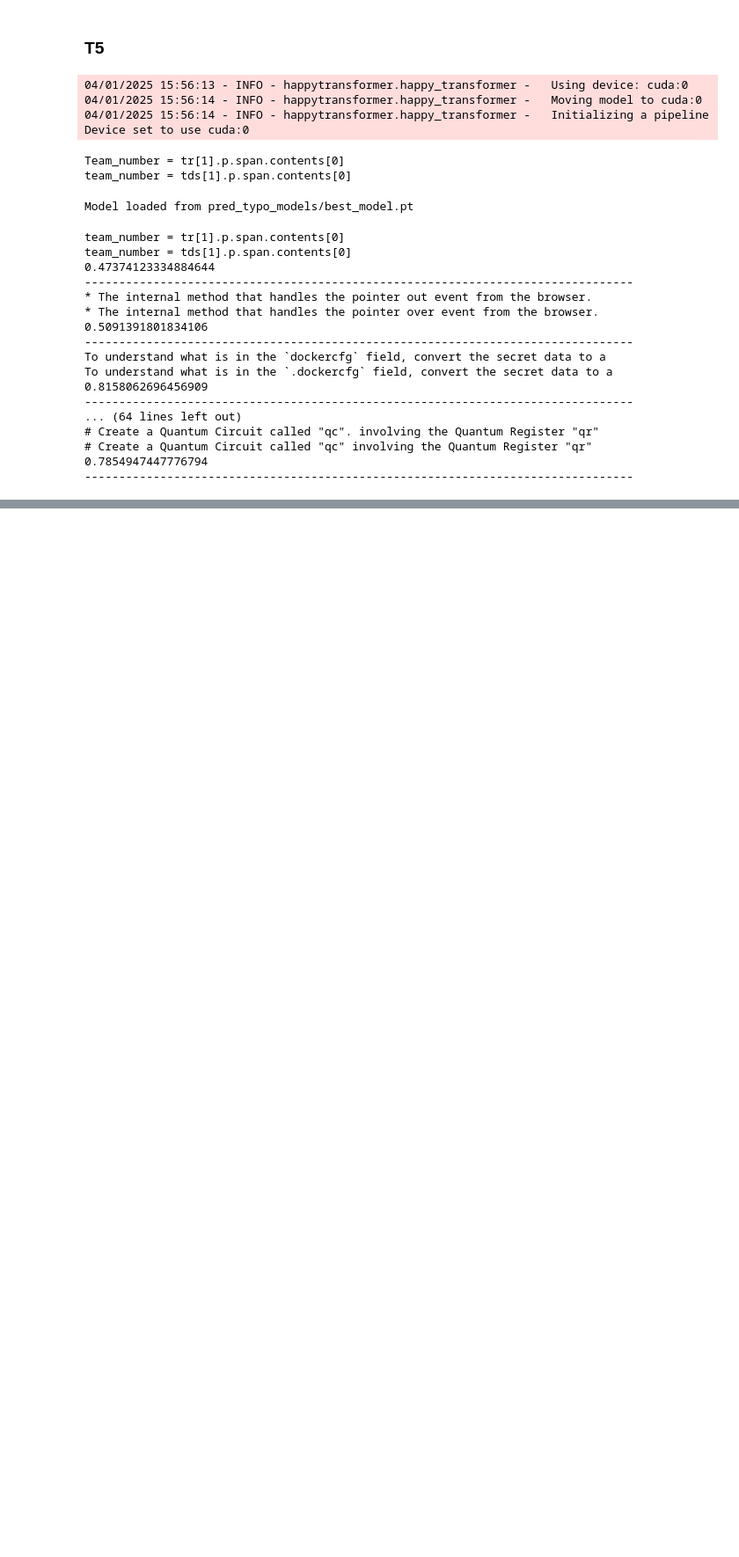
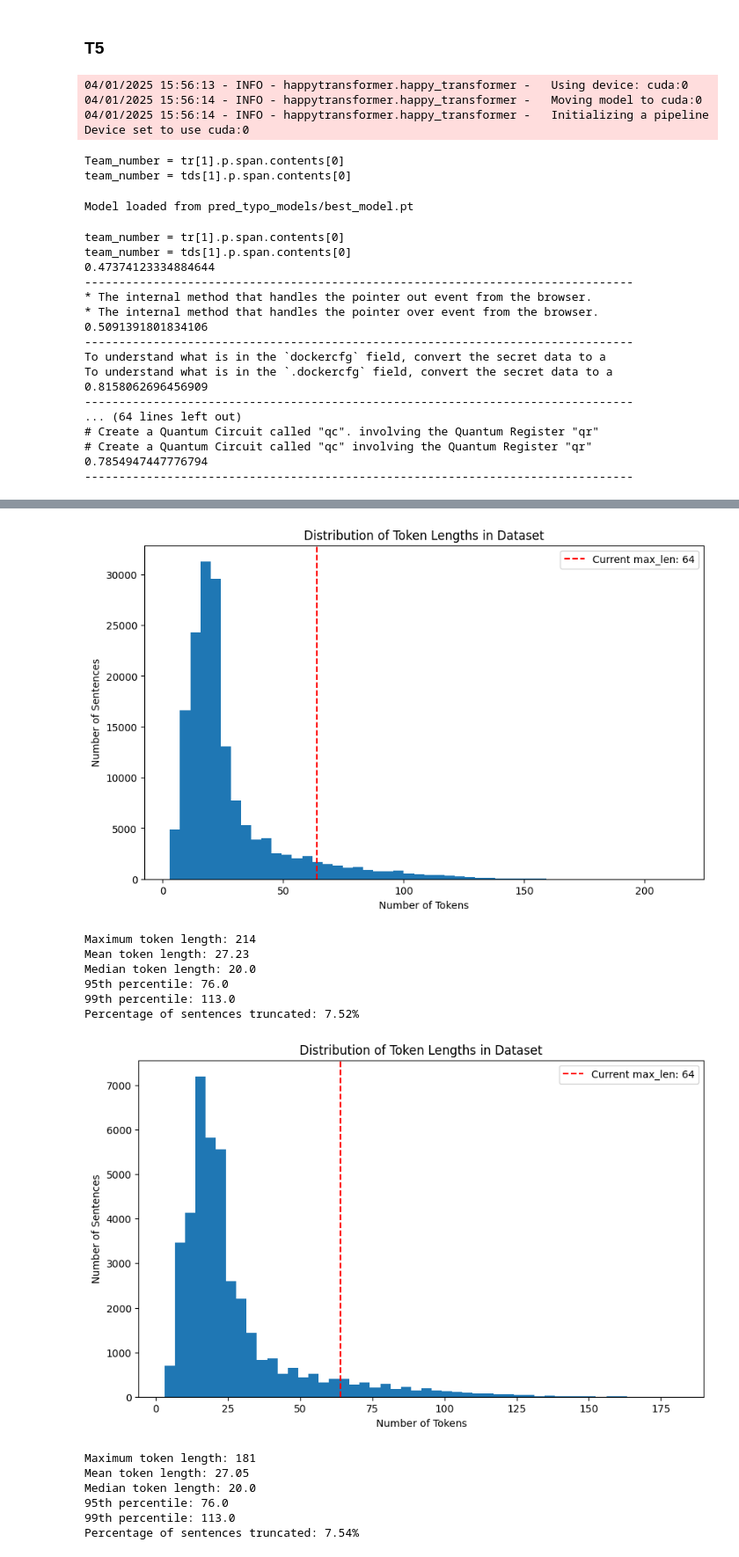
Before and after one commit to Brumda/typos-correction, a Jupyter notebook: sandbox.ipynb, the cells around one changed output, grey strips where cells are left out. Shown: that part at 88% size. Saved outputs shown, nothing was run; the diff lists cells and outputs as text; code cells hidden in the pictures; blank space fills up the shorter version.

```diff
--- a/sandbox.ipynb
+++ b/sandbox.ipynb
@@ -5,7 +5,7 @@
 from benchmark import ModelBenchmark
 from helpers import DATA_PATH, get_data_from_file
 # %%
-corrupt, clean = get_data_from_file('small')
+corrupt, clean = get_data_from_file('test')
 # %% [markdown]
 ### Baseline
 # %%
@@ -118,12 +150,15 @@ def get_subtokens(tokens, start_index):
 from transformers import BertTokenizerFast
 import numpy as np
 
-index = 4
+index = 378
 tokenizer = BertTokenizerFast.from_pretrained("bert-base-cased")
 tokenizer.do_basic_tokenize = True
 tokenizer.tokenize_chinese_chars = False
-test_string = corrupt[index]
-test_string_clean = clean[index]
-transformed_tokens = checker.correct_string(test_string)
-print(f"input: {test_string}", f"output: {transformed_tokens}", sep="\n")
+orig_string = corrupt[index]
+orig_string_clean = clean[index]
+# test_string = '### General Contributition Guidelines'
+# test_string_clean = '### General Contributition Guidelines'
+pred_string = checker.correct_string(orig_string, correct_spaces=False)
+# transformed_tokens = transformed_tokens[:14] + 's' + transformed_tokens[14:29] + 's' + transformed_tokens[29:]
+print(f"input: {orig_string}",f"clean: {orig_string_clean}", f"output: {pred_string}", sep="\n")
 # %% [output]
@@ -271,0 +402,46 @@ To understand what is in the `.dockercfg` field, convert the secret data to a
+# %%
+import matplotlib.pyplot as plt
+import numpy as np
+from transformers import AutoTokenizer
+tokenizer = AutoTokenizer.from_pretrained("nreimers/MiniLM-L6-H384-uncased")
+# Assuming 'tokenizer' and 'df' are already defined
+for name in ['train', 'dev', 'test']:
+    token_lengths = []
+    df, _  = get_data_from_file(name)
+    # Loop through your sentences and count tokens
+    for text in df:
+        tokens = tokenizer.encode(text)
+        token_lengths.append(len(tokens))
+
+    # Create histogram
+    plt.figure(figsize=(10, 6))
+    plt.hist(token_lengths, bins=50)
+    plt.axvline(x=64, color='r', linestyle='--', label=f'Current max_len: 64')
+    plt.xlabel('Number of Tokens')
+    plt.ylabel('Number of Sentences')
+    plt.title('Distribution of Token Lengths in Dataset')
+    plt.legend()
+    plt.show()
+
+    # Basic statistics
+    print(f"Maximum token length: {max(token_lengths)}")
+    print(f"Mean token length: {np.mean(token_lengths):.2f}")
+    print(f"Median token length: {np.median(token_lengths)}")
+    print(f"95th percentile: {np.percentile(token_lengths, 95)}")
+    print(f"99th percentile: {np.percentile(token_lengths, 99)}")
+    print(f"Percentage of sentences truncated: {sum(l > 64 for l in token_lengths) / len(token_lengths) * 100:.2f}%")
+# %% [output]
+[figure, added]
+Maximum token length: 214
+Mean token length: 27.23
+Median token length: 20.0
+95th percentile: 76.0
+99th percentile: 113.0
+Percentage of sentences truncated: 7.52%
+[figure, added]
+Maximum token length: 181
+Mean token length: 27.05
+Median token length: 20.0
+95th percentile: 76.0
+99th percentile: 113.0
+Percentage of sentences truncated: 7.54%
```
Also changed, not shown: parts of 20 cells of this notebook.
